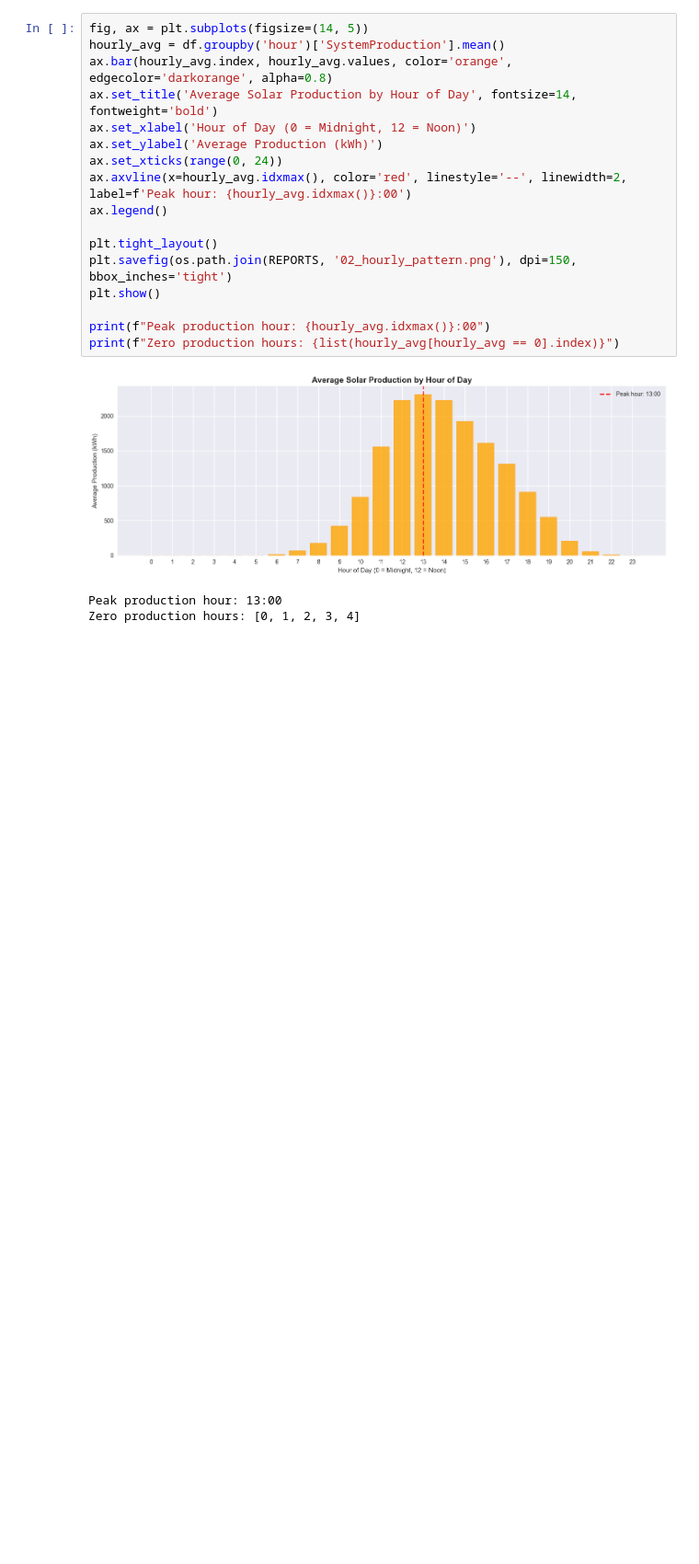
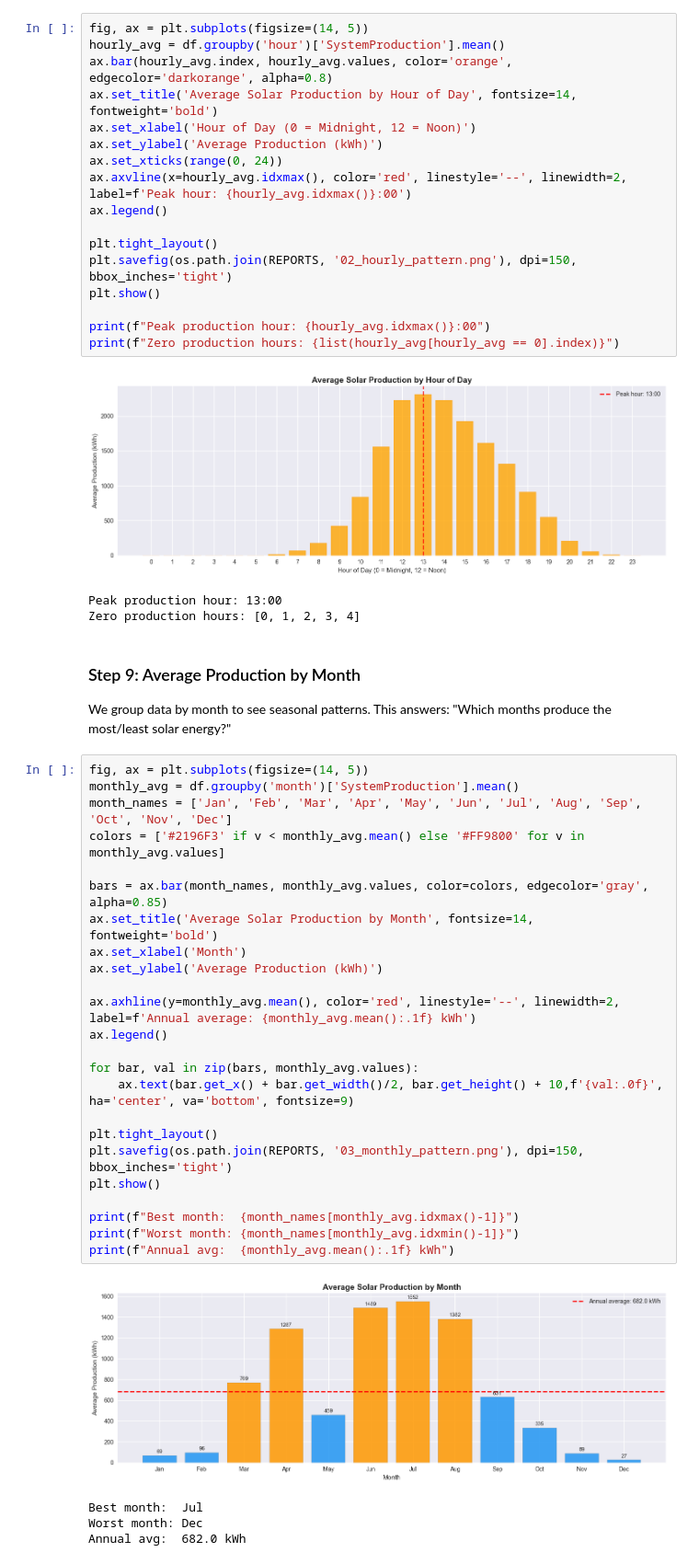
Before and after one commit to MAHEK-ops/solar-grid-ai, a Jupyter notebook: notebooks/01_eda.ipynb, the cells around one changed output. Shown at 92% size. Cells and saved outputs as stored; diff of their text form; blank space fills up the shorter version.

Commit message:
feat: add monthly seasonal production analysis

```diff
--- a/notebooks/01_eda.ipynb
+++ b/notebooks/01_eda.ipynb
@@ -256,3 +256,37 @@ print(f"Zero production hours: {list(hourly_avg[hourly_avg == 0].index)}")
 [figure]
 Peak production hour: 13:00
 Zero production hours: [0, 1, 2, 3, 4]
+# %% [markdown]
+### Step 9: Average Production by Month
+
+We group data by month to see seasonal patterns.
+This answers: "Which months produce the most/least solar energy?"
+# %%
+fig, ax = plt.subplots(figsize=(14, 5))
+monthly_avg = df.groupby('month')['SystemProduction'].mean()
+month_names = ['Jan', 'Feb', 'Mar', 'Apr', 'May', 'Jun', 'Jul', 'Aug', 'Sep', 'Oct', 'Nov', 'Dec']
+colors = ['#2196F3' if v < monthly_avg.mean() else '#FF9800' for v in monthly_avg.values]
+
+bars = ax.bar(month_names, monthly_avg.values, color=colors, edgecolor='gray', alpha=0.85)
+ax.set_title('Average Solar Production by Month', fontsize=14, fontweight='bold')
+ax.set_xlabel('Month')
+ax.set_ylabel('Average Production (kWh)')
+
+ax.axhline(y=monthly_avg.mean(), color='red', linestyle='--', linewidth=2, label=f'Annual average: {monthly_avg.mean():.1f} kWh')
+ax.legend()
+
+for bar, val in zip(bars, monthly_avg.values):
+    ax.text(bar.get_x() + bar.get_width()/2, bar.get_height() + 10,f'{val:.0f}', ha='center', va='bottom', fontsize=9)
+
+plt.tight_layout()
+plt.savefig(os.path.join(REPORTS, '03_monthly_pattern.png'), dpi=150, bbox_inches='tight')
+plt.show()
+
+print(f"Best month:  {month_names[monthly_avg.idxmax()-1]}")
+print(f"Worst month: {month_names[monthly_avg.idxmin()-1]}")
+print(f"Annual avg:  {monthly_avg.mean():.1f} kWh")
+# %% [output]
+[figure, added]
+Best month:  Jul
+Worst month: Dec
+Annual avg:  682.0 kWh
```
Also changed, not shown: 1 other file.
